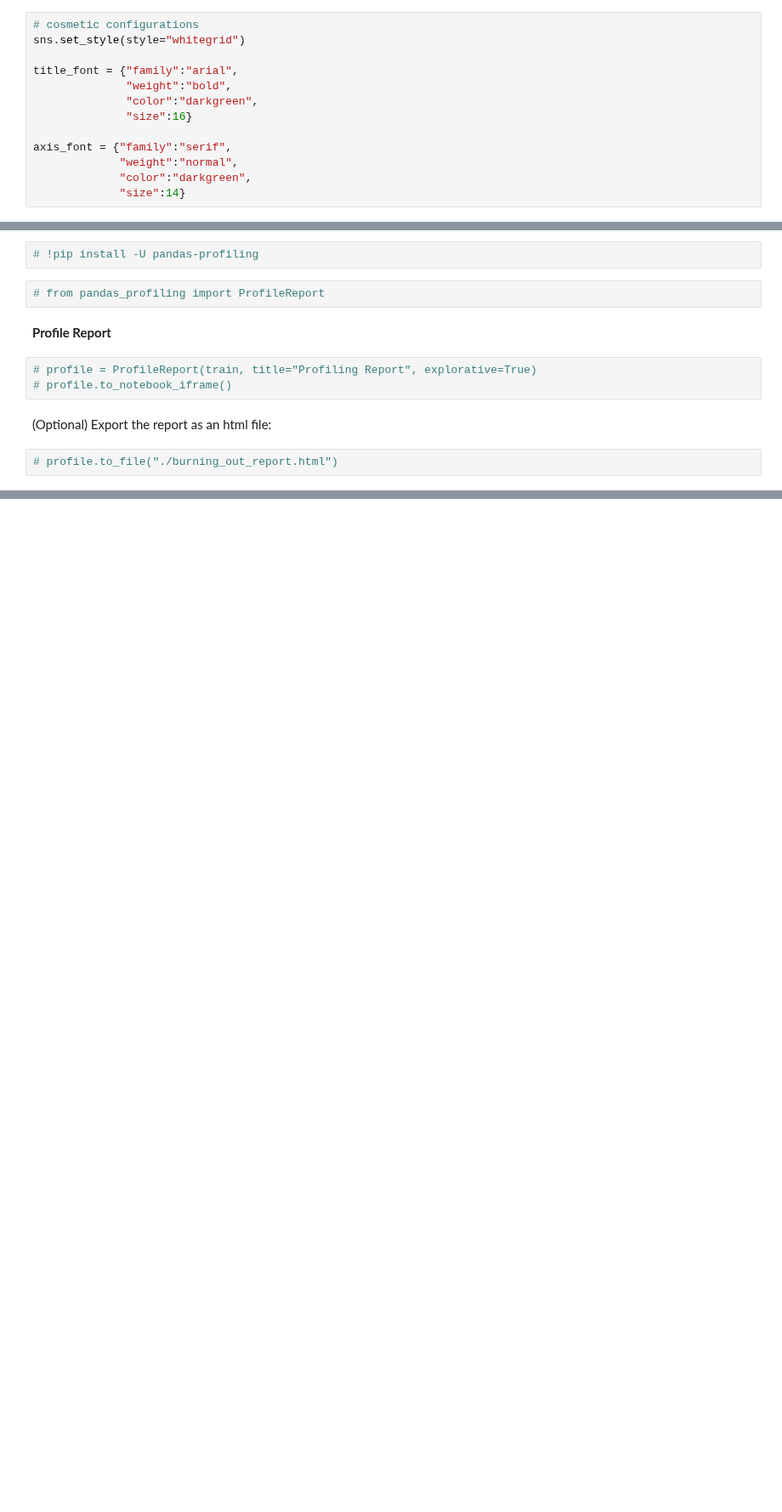
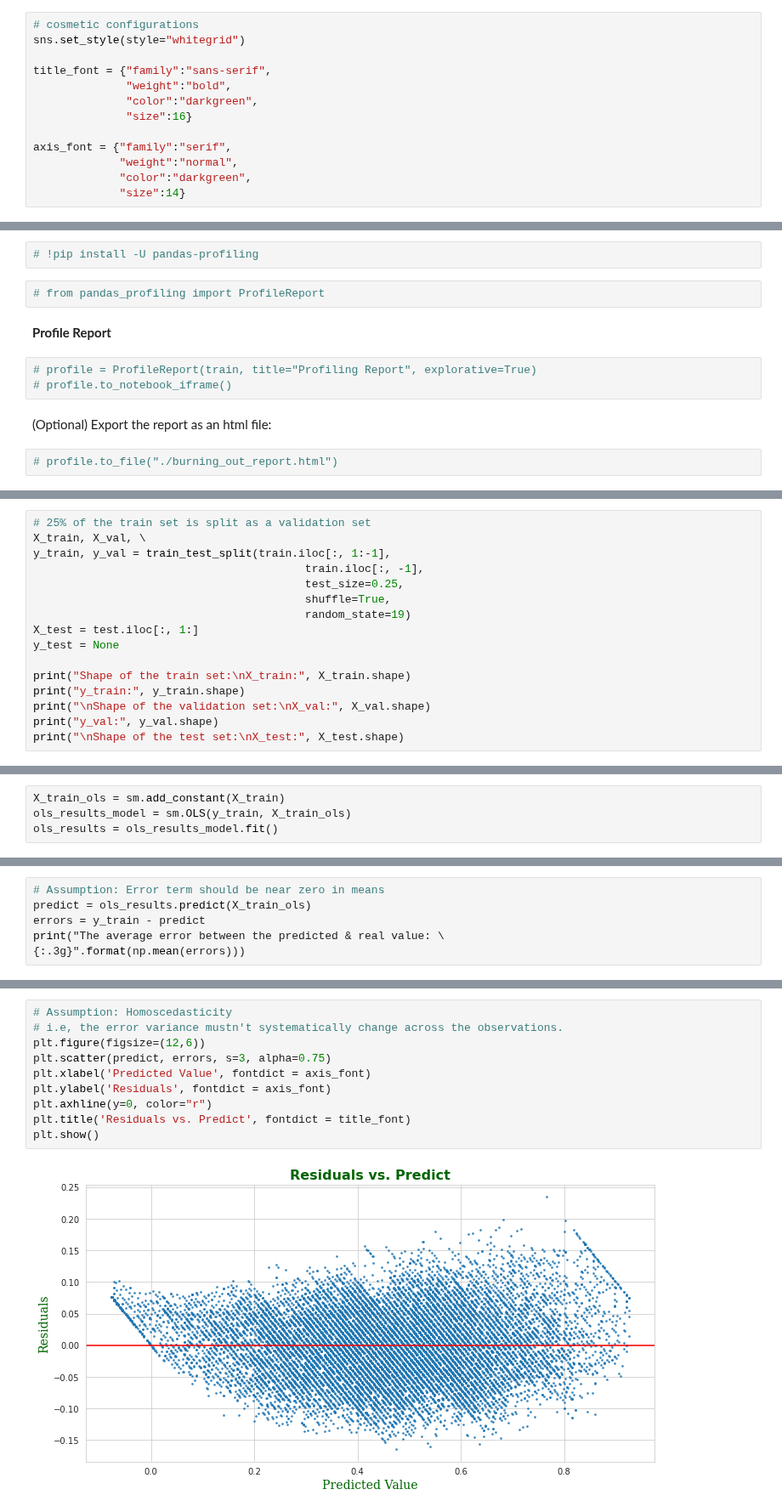
Before and after one commit to gulmert89/bootcamp_files, a Jupyter notebook: burning_out.ipynb, the cells around one changed output, grey strips where cells are left out. Shown at 85% size. Cells and saved outputs as stored; diff of their text form; blank space fills up the shorter version.

```diff
--- a/burning_out.ipynb
+++ b/burning_out.ipynb
@@ -133,7 +133,7 @@ dtype: int64
 # cosmetic configurations
 sns.set_style(style="whitegrid")
 
-title_font = {"family":"arial",
+title_font = {"family":"sans-serif",
               "weight":"bold",
               "color":"darkgreen",
               "size":16}
@@ -473,0 +483,16 @@ Update & import the module:
+# %%
+# 25% of the train set is split as a validation set
+X_train, X_val, \
+y_train, y_val = train_test_split(train.iloc[:, 1:-1],
+                                         train.iloc[:, -1],
+                                         test_size=0.25,
+                                         shuffle=True,
+                                         random_state=19)
+X_test = test.iloc[:, 1:]
+y_test = None
+
+print("Shape of the train set:\nX_train:", X_train.shape)
+print("y_train:", y_train.shape)
+print("\nShape of the validation set:\nX_val:", X_val.shape)
+print("y_val:", y_val.shape)
+print("\nShape of the test set:\nX_test:", X_test.shape)
@@ -476,0 +528,4 @@ Update & import the module:
+# %%
+X_train_ols = sm.add_constant(X_train)
+ols_results_model = sm.OLS(y_train, X_train_ols)
+ols_results = ols_results_model.fit()
@@ -476,0 +562,6 @@ Update & import the module:
+# %%
+# Assumption: Error term should be near zero in means
+predict = ols_results.predict(X_train_ols)
+errors = y_train - predict
+print("The average error between the predicted & real value: \
+{:.3g}".format(np.mean(errors)))
@@ -476,0 +570,12 @@ Update & import the module:
+# %%
+# Assumption: Homoscedasticity
+# i.e, the error variance mustn't systematically change across the observations.
+plt.figure(figsize=(12,6))
+plt.scatter(predict, errors, s=3, alpha=0.75)
+plt.xlabel('Predicted Value', fontdict = axis_font)
+plt.ylabel('Residuals', fontdict = axis_font)
+plt.axhline(y=0, color="r")
+plt.title('Residuals vs. Predict', fontdict = title_font)
+plt.show()
+# %% [output]
+[figure, added]
```
Also changed, not shown: parts of 18 cells of this notebook.
